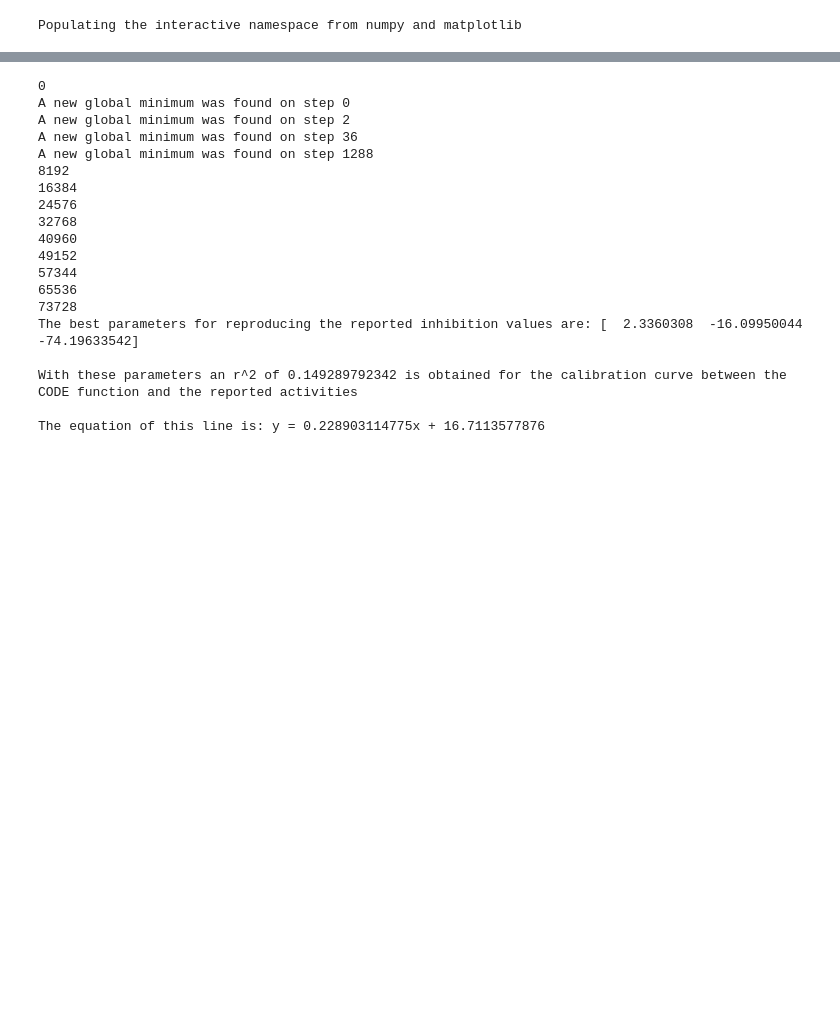
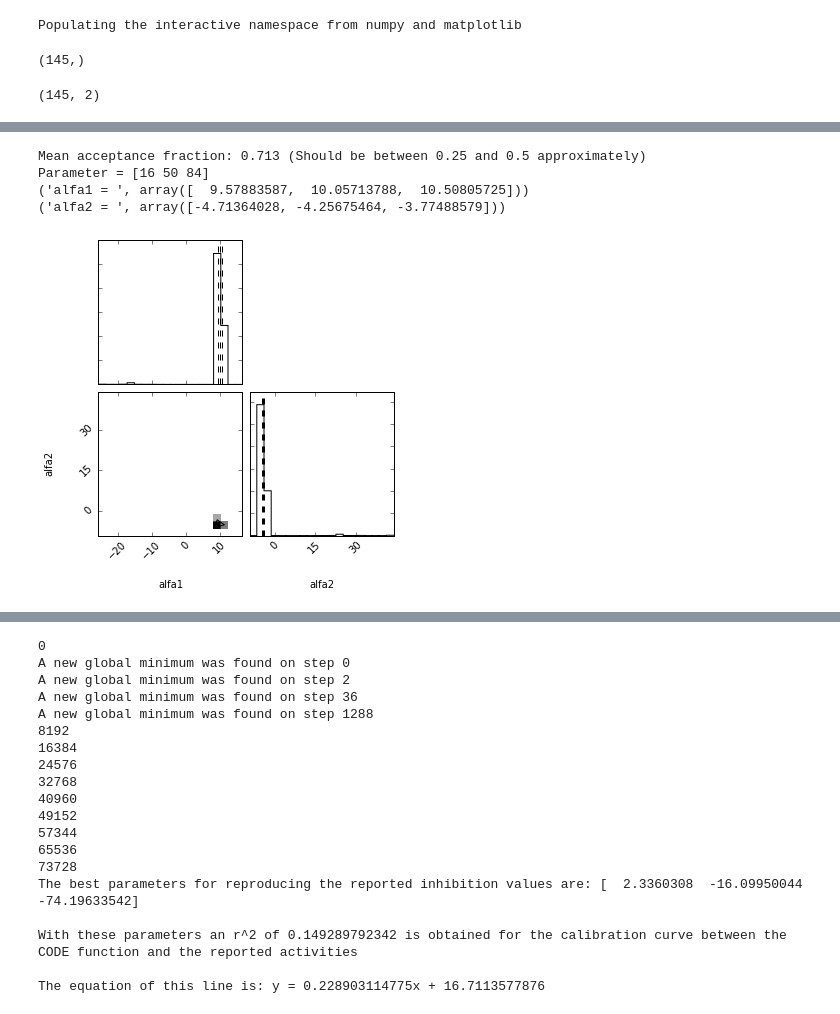
Before and after one commit to cebasfu93/CODE, a Jupyter notebook: CODE.ipynb, the cells around one changed output, grey strips where cells are left out. Saved outputs shown, nothing was run; the diff lists cells and outputs as text; code cells hidden in the pictures; blank space fills up the shorter version.

```diff
--- a/CODE.ipynb
+++ b/CODE.ipynb
@@ -25,8 +26,8 @@ Populating the interactive namespace from numpy and matplotlib
 # %%
-Nombre='IteracTemp'
+Nombre='test'
 inputfile='Input.csv'
 
-numParam=3
+numParam=2
 mayomen=[]
 
 for i in range(0, numParam):
@@ -34,7 +35,7 @@ for i in range(0, numParam):
 #mayomen=[-1,-1,-1,-1,-1,-1] #-1 si entre menor mejor y 1 si entre mayor mejor
 
 numTrainMol=105
-semilla=666
+semilla=1
 thresAct=1 #Por debajo (o igual) a este valor se considera el compuesto activo
 
 coluAct=2
@@ -52,10 +53,10 @@ ndxchg=0
 #iterac2=100
 #########################################################################################################################
 
-#if os.path.exists(Nombre)==True:
-#    sys.exit("There is already a job with the same name. Please change it. I will not override it to then see you mad at me.")
-##if os.path.exists(Nombre)==False:
-#    os.mkdir(Nombre)
+if os.path.exists(Nombre)==True:
+    sys.exit("There is already a job with the same name. Please change it. I will not override it to then see you mad at me.")
+if os.path.exists(Nombre)==False:
+    os.mkdir(Nombre)
 
 shutil.copy(inputfile, Nombre)
 os.rename(Nombre+'/'+inputfile, Nombre+'/'+Nombre+'In.csv' )
@@ -98,9 +99,12 @@ filasTest=[]
 TestSet=zeros((len(Datos[:,0])-numTrainMol,len(Datos[0,:])))
 
 DatosArreg=arreglar(Datos)
+matriz_propiedades = DatosArreg[:,len(DatosArreg[0,:])-1-numParam:(len(DatosArreg[0,:])-1)]
+mic = DatosArreg[:,coluMIC]
 
-random.seed(semilla)
-filasTrain=random.sample(range(len(DatosArreg[:,0])), numTrainMol)
+for i in range(len(DatosArreg[0,:])):
+    random.seed(semilla)
+    filasTrain=random.sample(range(len(DatosArreg[:,0])), numTrainMol)
 
 ndx=0
 for j in range(0, len(DatosArreg[:,0])):
@@ -367,0 +127,13 @@ def resenrique(coefi, path):
+# %%
+print shape(mic)
+# %% [output]
+(145,)
+# %%
+print shape(matriz_propiedades)
+# %% [output]
+(145, 2)
+# %%
+parametros_emcee = emcee_code_function(matriz_propiedades, mic, semilla)
+
+parametros_sin_error = parametros_emcee[:,1]
+# %% [output]
@@ -367,0 +141,5 @@ def resenrique(coefi, path):
+Mean acceptance fraction: 0.713 (Should be between 0.25 and 0.5 approximately)
+Parameter = [16 50 84]
+('alfa1 = ', array([  9.57883587,  10.05713788,  10.50805725]))
+('alfa2 = ', array([-4.71364028, -4.25675464, -3.77488579]))
+[figure, added]
```
Also changed, not shown: parts of 20 cells of this notebook, 3 other files.
